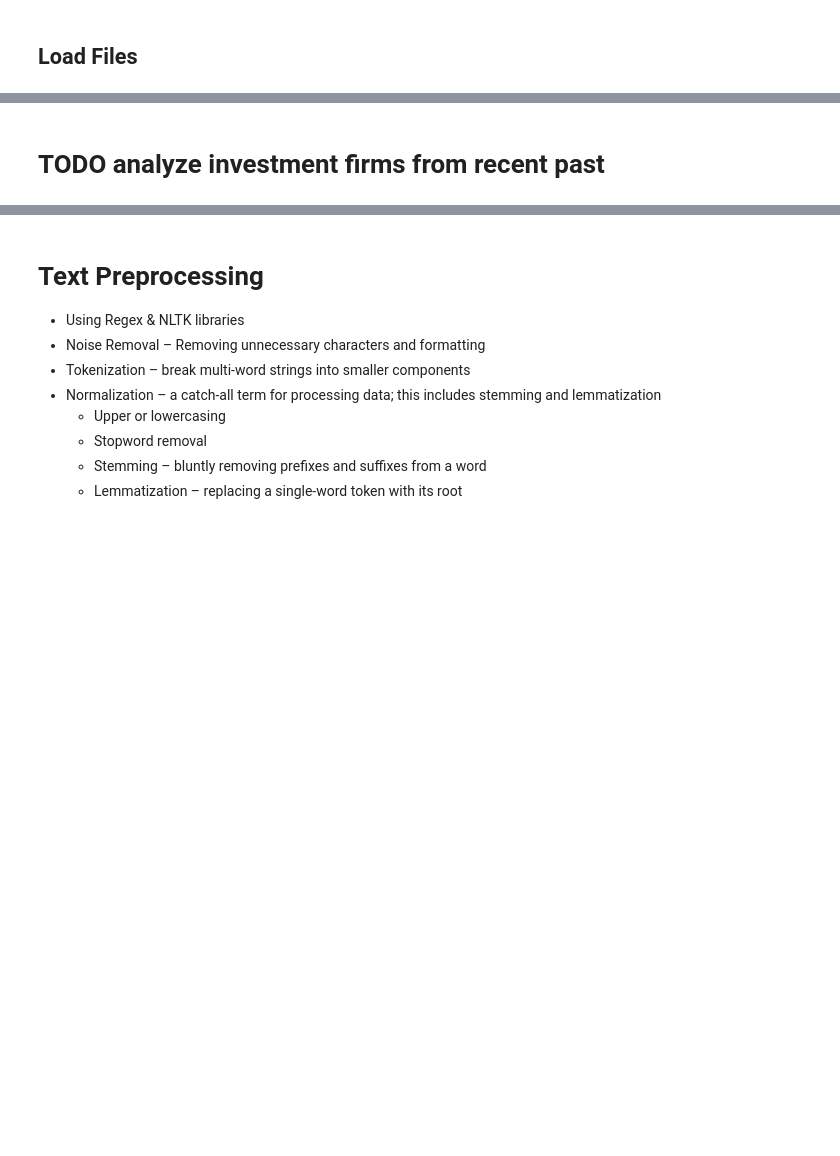
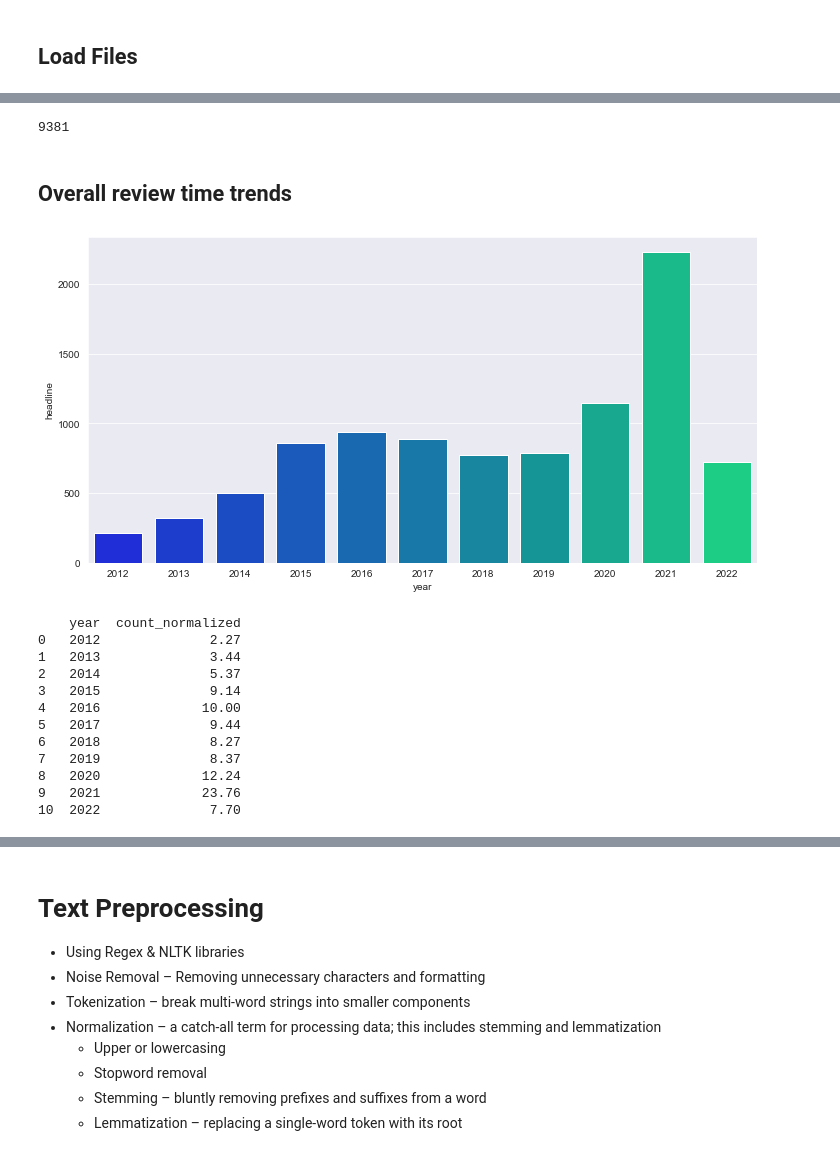
Before and after one commit to timpanon/glassdoor_nlp_alternatives, a Jupyter notebook: investment_reviews_analysis.ipynb, the cells around one changed output, grey strips where cells are left out. Drawn from its saved outputs; the diff is of its cells as text; code cells hidden in the pictures; blank space fills up the shorter version.

```diff
--- a/investment_reviews_analysis.ipynb
+++ b/investment_reviews_analysis.ipynb
@@ -224,11 +300,8 @@ reviews = convert_datetime(investment_reviews_raw)
 reviews = reviews[reviews.date > '2011-12-31']  # only reviews in the past 10 years
 reviews = fill_missing_values(reviews)
 reviews = create_position_cols(reviews) # create column for author position
-reviews = reviews[reviews.pros.apply(lambda x: not pd.isnull(x))] # remove reviews with no text in pros
 
-# remove reviews with too many words in pros column
-reviews = reviews[reviews.pros.apply(lambda x: len(x.split()) < 100)]
-
-# create df for recent reviews
-recent_reviews = reviews[reviews.date > '2020-03-01']
+# print(f'There are {len(reviews[reviews.pros.apply(lambda x: pd.isnull(x))])} reviews with no text in the pros column.')
+reviews = add_mean_rating(reviews)
+reviews = add_review_count(reviews)
 # %% [output]
@@ -277,2 +319,6 @@ recent_reviews
-# %% [markdown]
-# TODO analyze investment firms from recent past
+# %%
+print(len(reviews))
+# %% [output]
+9381
+# %% [markdown]
+## Overall review time trends
@@ -278,0 +353,16 @@ recent_reviews
+# %%
+reviews_by_year(reviews)
+# %% [output]
+[figure, added]
+    year  count_normalized
+0   2012              2.27
+1   2013              3.44
+2   2014              5.37
+3   2015              9.14
+4   2016             10.00
+5   2017              9.44
+6   2018              8.27
+7   2019              8.37
+8   2020             12.24
+9   2021             23.76
+10  2022              7.70
```
Also changed, not shown: parts of 42 cells of this notebook, 24 other files.
